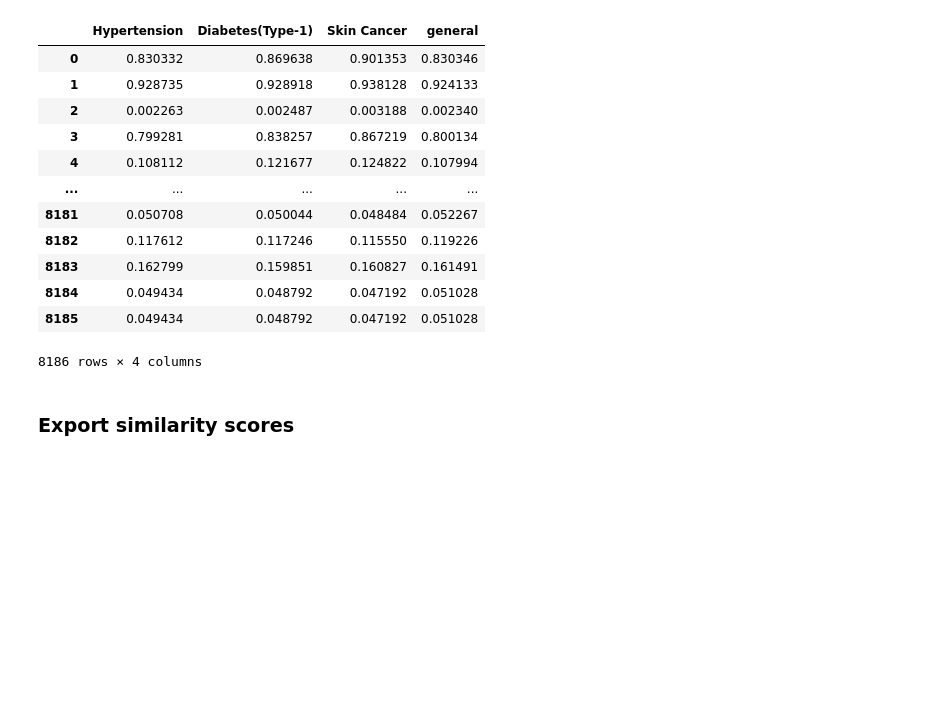
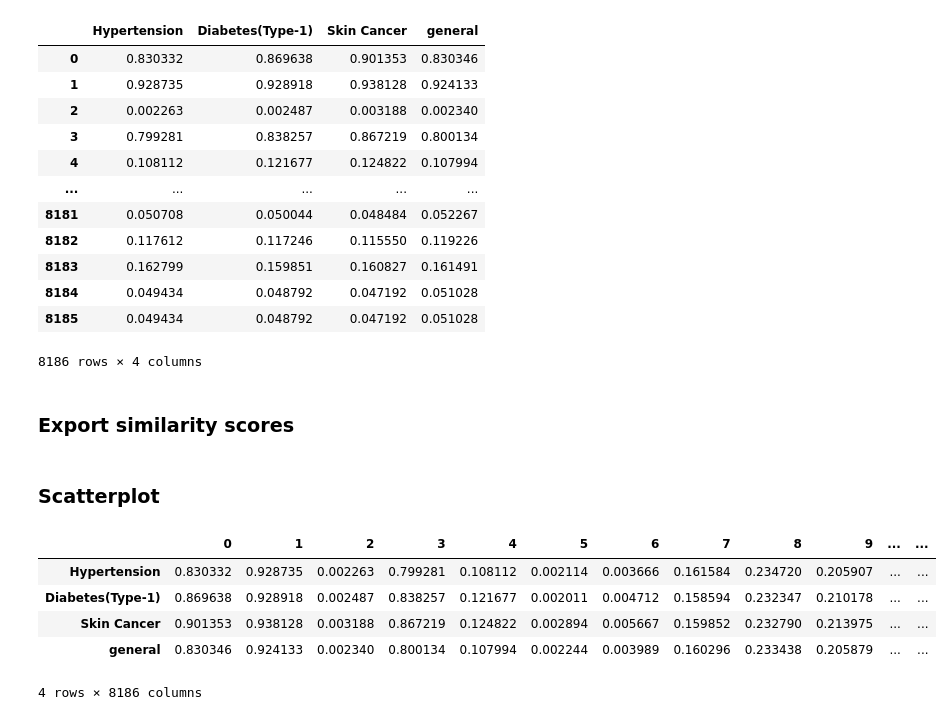
Before and after one commit to amoshshrestha/FoodrecommendationSystem, a Jupyter notebook: model/model.ipynb, the cells around one changed output. Saved outputs shown, nothing was run; the diff lists cells and outputs as text; code cells hidden in the pictures; blank space fills up the shorter version.

```diff
--- a/model/model.ipynb
+++ b/model/model.ipynb
@@ -97,0 +103,15 @@ with open('similarity_scores.pkl', 'wb') as model_file:
+# %% [markdown]
+### Scatterplot
+# %%
+import seaborn as sns
+import matplotlib.pyplot as plt
+
+similarity_scores_transposed_df = similarity_scores_df.transpose()
+similarity_scores_transposed_df
+# %% [output]
+|  | 0 | 1 | 2 | 3 | 4 | 5 | 6 | 7 | 8 | 9 | ... | ... |
+| Hypertension | 0.830332 | 0.928735 | 0.002263 | 0.799281 | 0.108112 | 0.002114 | 0.003666 | 0.161584 | 0.234720 | 0.205907 | ... | ... |
+| Diabetes(Type-1) | 0.869638 | 0.928918 | 0.002487 | 0.838257 | 0.121677 | 0.002011 | 0.004712 | 0.158594 | 0.232347 | 0.210178 | ... | ... |
+| Skin Cancer | 0.901353 | 0.938128 | 0.003188 | 0.867219 | 0.124822 | 0.002894 | 0.005667 | 0.159852 | 0.232790 | 0.213975 | ... | ... |
+| general | 0.830346 | 0.924133 | 0.002340 | 0.800134 | 0.107994 | 0.002244 | 0.003989 | 0.160296 | 0.233438 | 0.205879 | ... | ... |
+4 rows × 8186 columns
```
Also changed, not shown: parts of 3 cells of this notebook, 1 other file.
